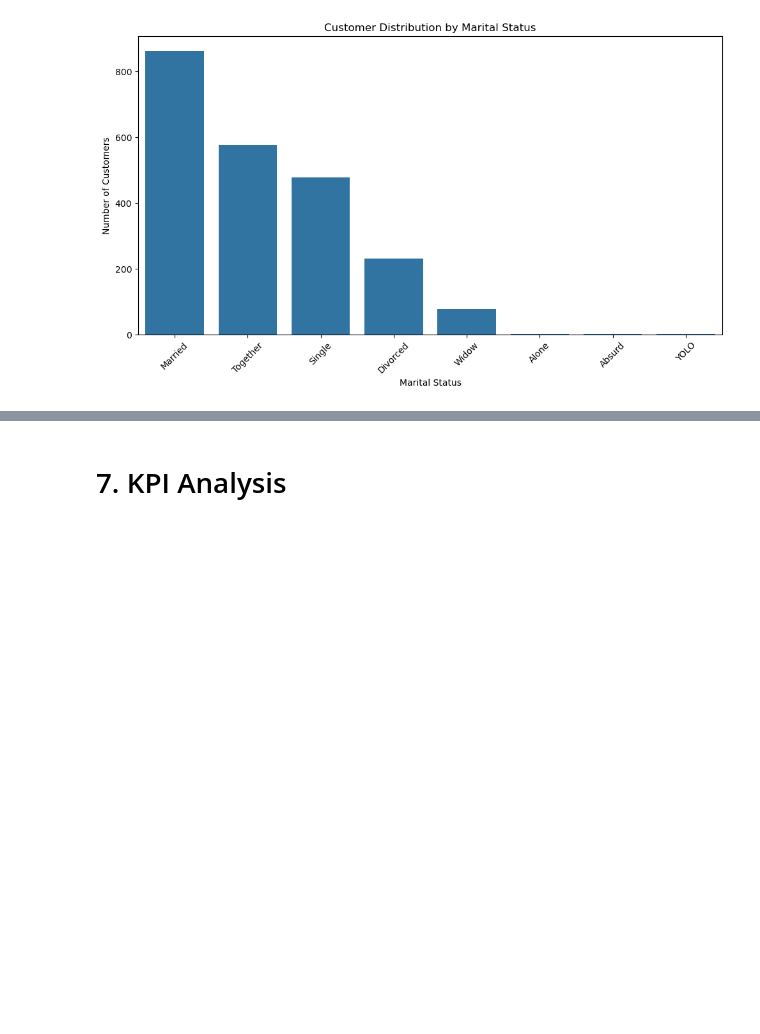
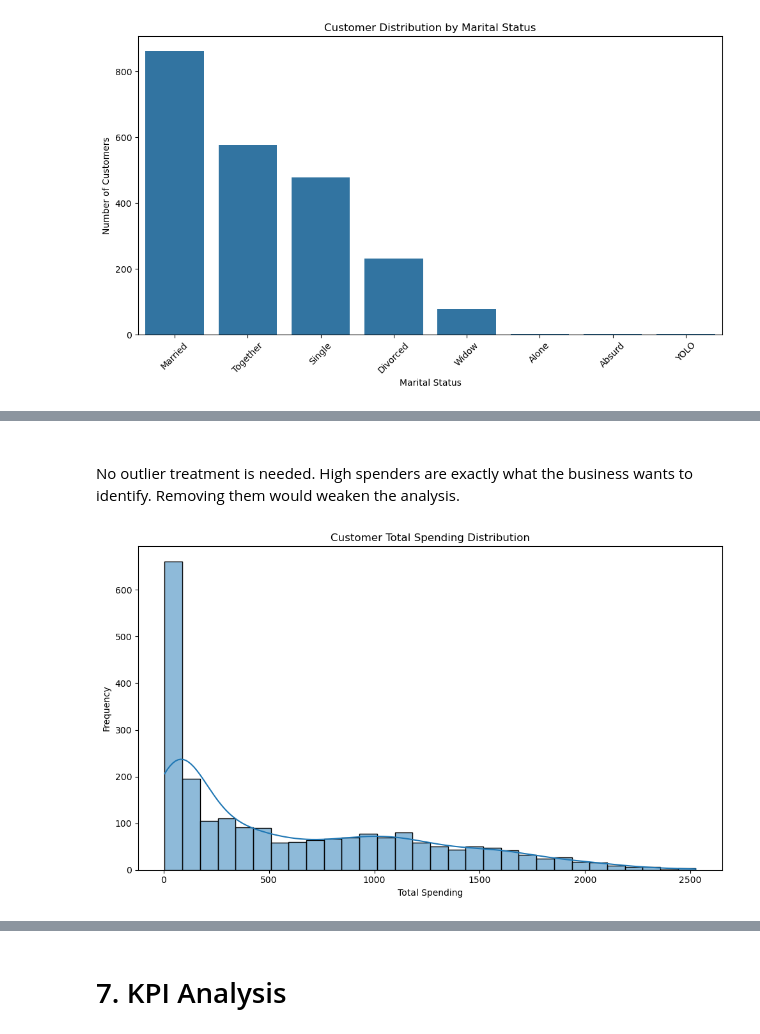
Before and after one commit to Harshpoonia/data-analytics-projects, a Jupyter notebook: Marketing-Campaign-Analytics/notebooks/Analysis.ipynb, the cells around one changed output, grey strips where cells are left out. Cells and saved outputs as stored; diff of their text form; code cells hidden in the pictures; blank space fills up the shorter version.

Commit message:
Complete EDA for customer spending and campaign analysis

```diff
--- a/Marketing-Campaign-Analytics/notebooks/Analysis.ipynb
+++ b/Marketing-Campaign-Analytics/notebooks/Analysis.ipynb
@@ -750,0 +792,30 @@ plt.show()
+# %% [markdown]
+###
+No outlier treatment is needed.
+High spenders are exactly what the business wants to identify.
+Removing them would weaken the analysis.
+# %%
+# Visualization of Total Spending Distribution
+
+plt.figure(figsize=(10, 6))
+
+sns.histplot(
+    df['Total_Spending'],
+    bins=30,
+    kde=True
+)
+
+plt.title('Customer Total Spending Distribution')
+plt.xlabel('Total Spending')
+plt.ylabel('Frequency')
+
+plt.tight_layout()
+
+plt.savefig(
+    '../images/total_spending_distribution.png',
+    bbox_inches='tight'
+)
+
+plt.show()
+# %% [output]
+[figure, added]
```
Also changed, not shown: parts of 43 cells of this notebook, 8 other files.
